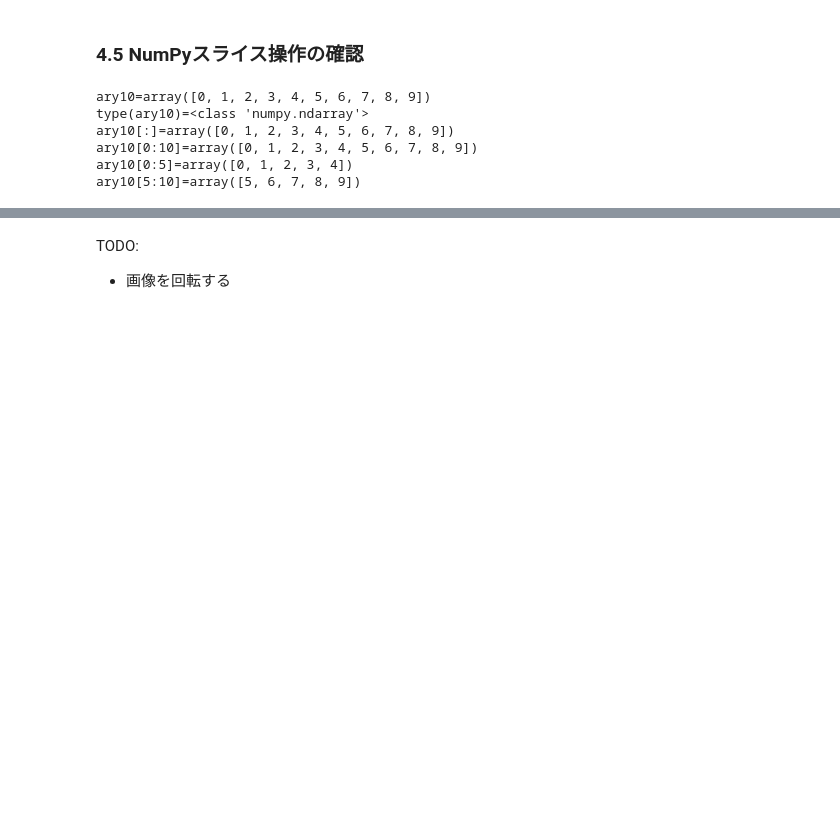
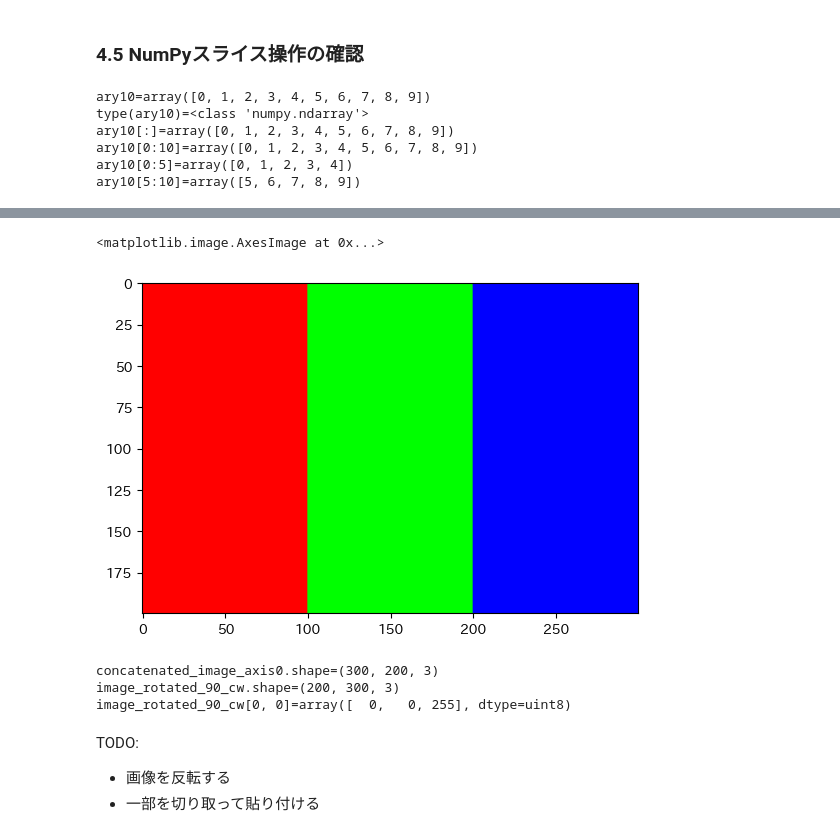
Before and after one commit to Takayoshi-Matsuyama/image_processing, a Jupyter notebook: hello_world_OpenCV.ipynb, the cells around one changed output, grey strips where cells are left out. Drawn from its saved outputs; the diff is of its cells as text; code cells hidden in the pictures; blank space fills up the shorter version.

```diff
--- a/hello_world_OpenCV.ipynb
+++ b/hello_world_OpenCV.ipynb
@@ -182,3 +202,22 @@ ary10[5:10]=array([5, 6, 7, 8, 9])
+# %%
+import numpy as np
+import cv2 as cv
+import matplotlib.pyplot as plt
+
+image_rotated_90_cw = np.rot90(concatenated_image_axis0, k=-1)  # 90度時計回りに回転
+plt.imshow(cv.cvtColor(image_rotated_90_cw, cv.COLOR_BGR2RGB))
+# %% [output]
+<matplotlib.image.AxesImage at 0x...>
+[figure, added]
+# %%
+print(f"{concatenated_image_axis0.shape=}")
+print(f"{image_rotated_90_cw.shape=}")
+print(f"{image_rotated_90_cw[0, 0]=}")
+# %% [output]
+concatenated_image_axis0.shape=(300, 200, 3)
+image_rotated_90_cw.shape=(200, 300, 3)
+image_rotated_90_cw[0, 0]=array([  0,   0, 255], dtype=uint8)
 # %% [markdown]
 TODO:
-* 画像を回転する
+* 画像を反転する
+* 一部を切り取って貼り付ける
```
Also changed, not shown: parts of 3 cells of this notebook.
